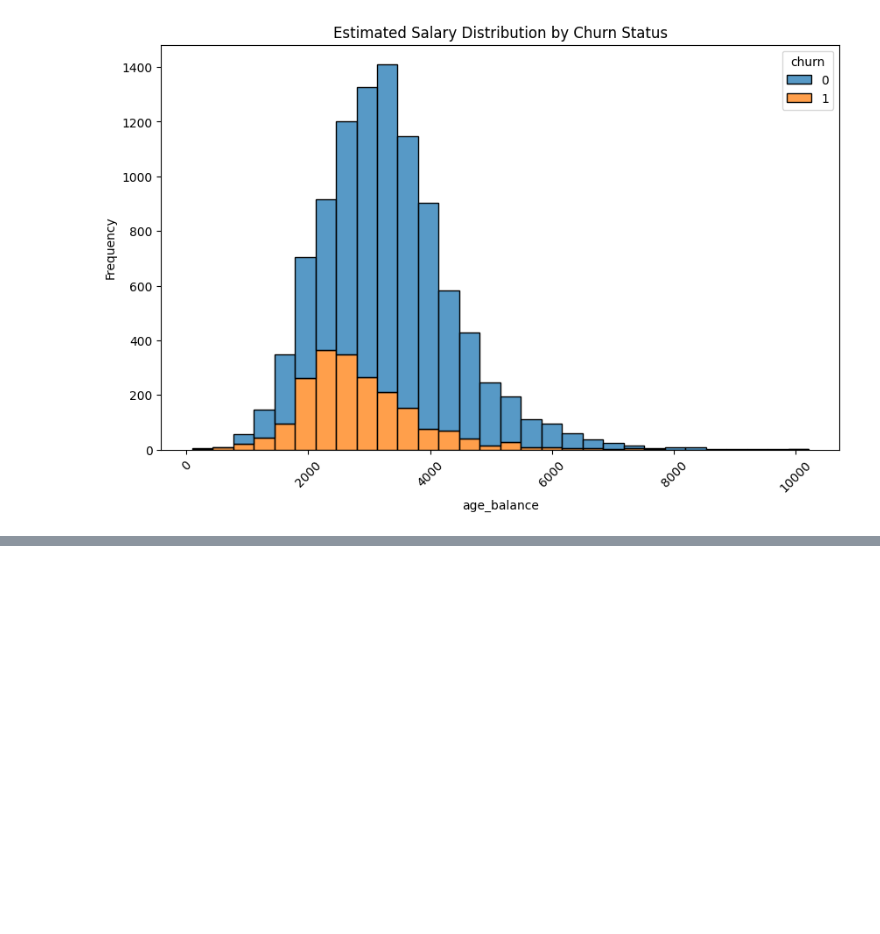
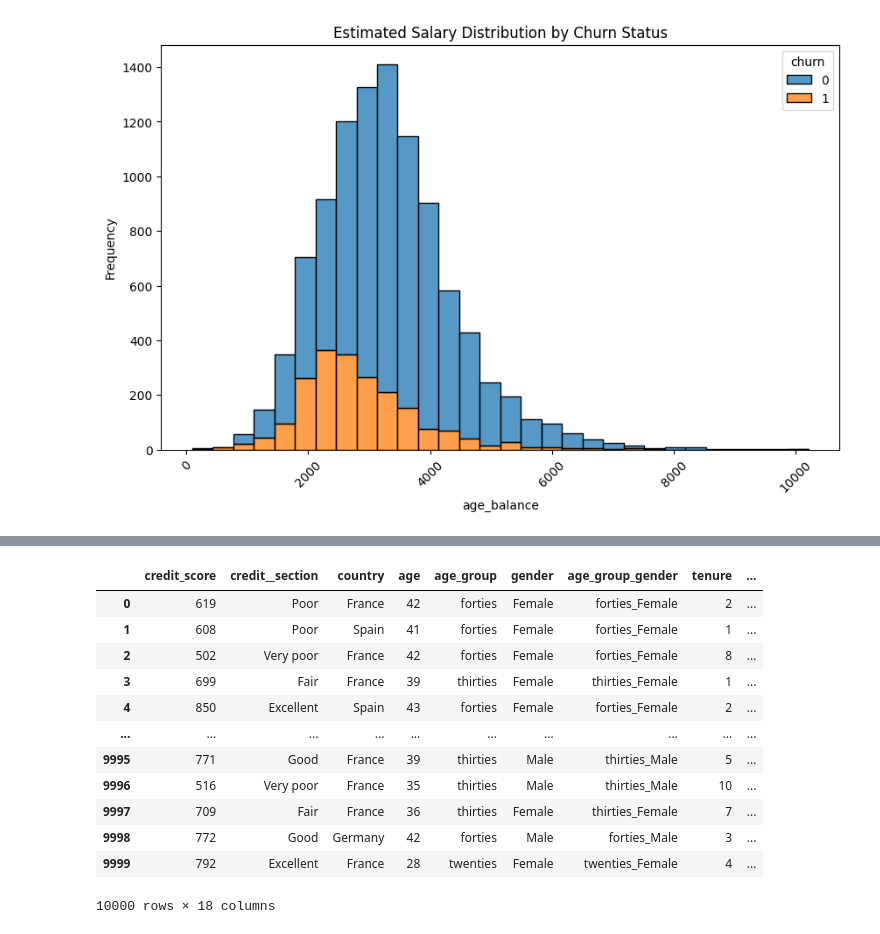
Before and after one commit to coconutkim/project_churn, a Jupyter notebook: real3.ipynb, the cells around one changed output, grey strips where cells are left out. Cells and saved outputs as stored; diff of their text form; code cells hidden in the pictures; blank space fills up the shorter version.

```diff
--- a/real3.ipynb
+++ b/real3.ipynb
@@ -91,0 +156,8 @@ plt.show()
+# %%
+# 추정 봉급의 섹션을 사분위수가 아니라 일반적인 재산 나누는 기준으로 해본다
+
+bins = [0,35000,60000,100000,float('inf')]
+labels = ['low', 'medium', 'high', 'very high']
+df['salary_range'] = pd.cut(df['estimated_salary'], bins=bins,
+                            labels=labels, include_lowest=True)
+df
@@ -91,0 +178,26 @@ plt.show()
+# %%
+# 일단 데이터 프레임 정리를 좀 한다
+# 복잡한 변수 이름을 데이터 값을 예상하기 쉽고, 단순한 것으로 바꾼다
+
+# 변수 이름 바꾸기
+# df = df.rename(columns={'old_name': 'new_name'})
+
+df = df.rename(columns={'section of credit_score': 'credit__section',
+                        'agegroup_gender': 'age_group_gender',
+                        'age_balance': 'balance_per_age'})
+# %%
+df
+# %% [output]
+|  | credit_score | credit__section | country | age | age_group | gender | age_group_gender | tenure | ... |
+| 0 | 619 | Poor | France | 42 | forties | Female | forties_Female | 2 | ... |
+| 1 | 608 | Poor | Spain | 41 | forties | Female | forties_Female | 1 | ... |
+| 2 | 502 | Very poor | France | 42 | forties | Female | forties_Female | 8 | ... |
+| 3 | 699 | Fair | France | 39 | thirties | Female | thirties_Female | 1 | ... |
+| 4 | 850 | Excellent | Spain | 43 | forties | Female | forties_Female | 2 | ... |
+| ... | ... | ... | ... | ... | ... | ... | ... | ... | ... |
+| 9995 | 771 | Good | France | 39 | thirties | Male | thirties_Male | 5 | ... |
+| 9996 | 516 | Very poor | France | 35 | thirties | Male | thirties_Male | 10 | ... |
+| 9997 | 709 | Fair | France | 36 | thirties | Female | thirties_Female | 7 | ... |
+| 9998 | 772 | Good | Germany | 42 | forties | Male | forties_Male | 3 | ... |
+| 9999 | 792 | Excellent | France | 28 | twenties | Female | twenties_Female | 4 | ... |
+10000 rows × 18 columns
```
Also changed, not shown: parts of 9 cells of this notebook, 3 other files.
